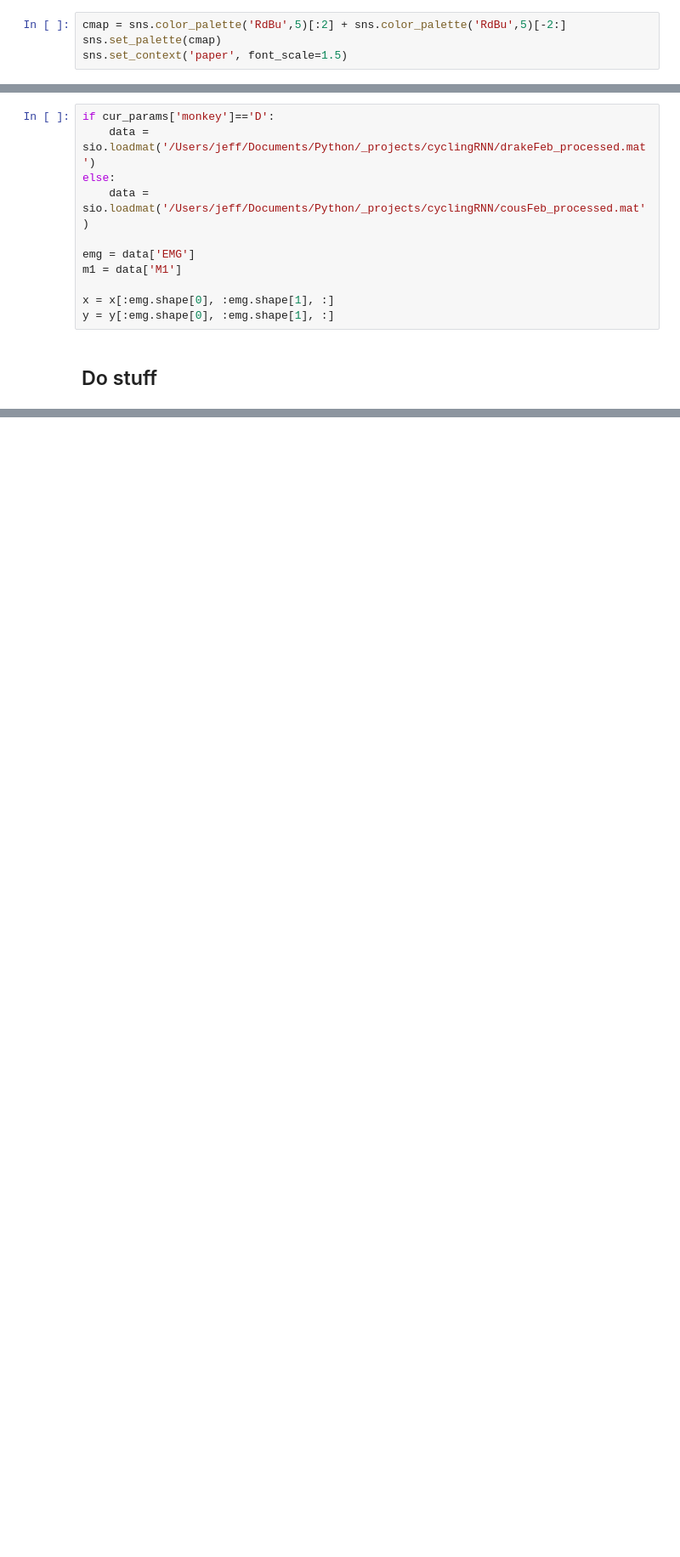
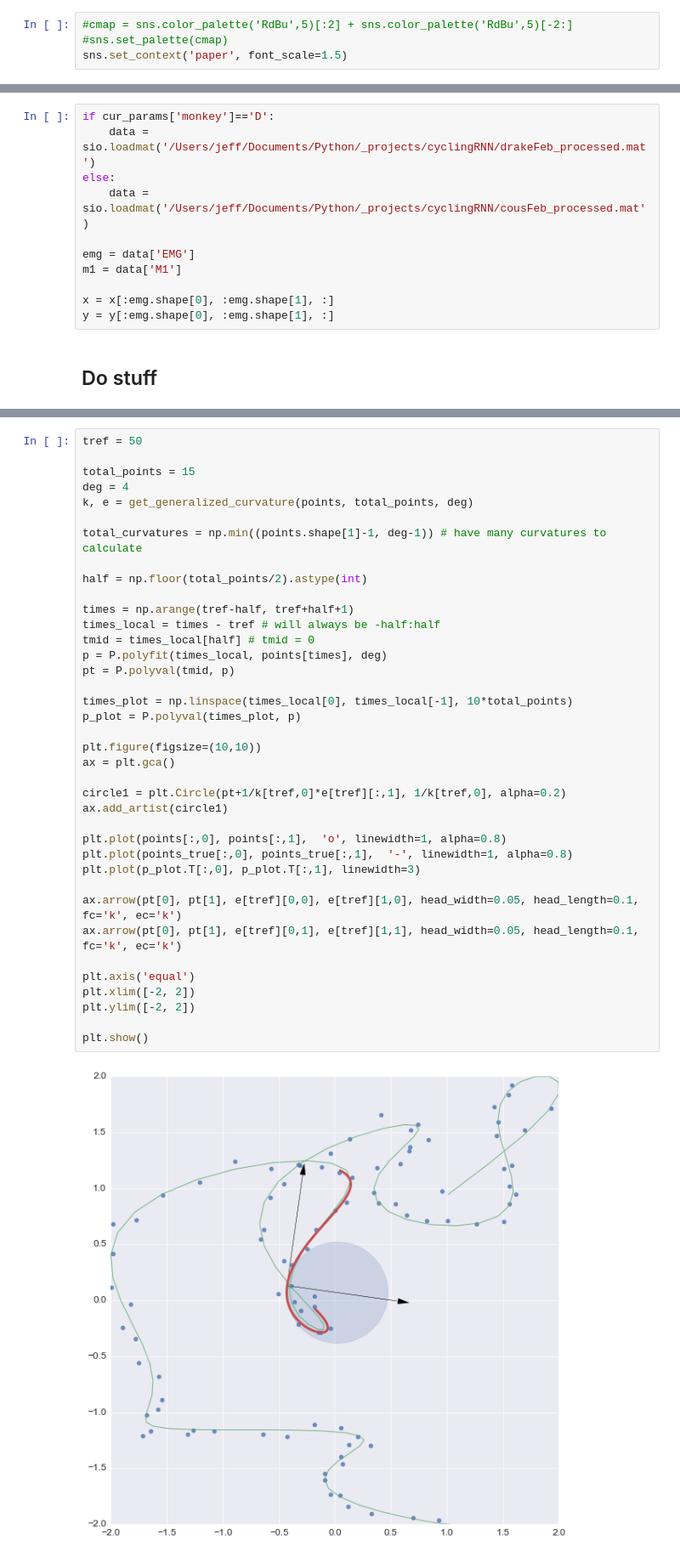
Before and after one commit to jsseely/cyclingRNN, a Jupyter notebook: Tests.ipynb, the cells around one changed output, grey strips where cells are left out. Shown: that part at 85% size. Cells and saved outputs as stored; diff of their text form; blank space fills up the shorter version.

```diff
--- a/Tests.ipynb
+++ b/Tests.ipynb
@@ -26,8 +26,8 @@ from cycling_rnn import *
 # %% [markdown]
 ## Plot settings
 # %%
-cmap = sns.color_palette('RdBu',5)[:2] + sns.color_palette('RdBu',5)[-2:]
-sns.set_palette(cmap)
+#cmap = sns.color_palette('RdBu',5)[:2] + sns.color_palette('RdBu',5)[-2:]
+#sns.set_palette(cmap)
 sns.set_context('paper', font_scale=1.5)
 # %% [markdown]
 ## Load stuff
@@ -102,0 +157,40 @@ ParameterGrid(param_grid)[19]
+# %%
+tref = 50
+
+total_points = 15
+deg = 4
+k, e = get_generalized_curvature(points, total_points, deg)
+
+total_curvatures = np.min((points.shape[1]-1, deg-1)) # have many curvatures to calculate
+
+half = np.floor(total_points/2).astype(int)
+
+times = np.arange(tref-half, tref+half+1)
+times_local = times - tref # will always be -half:half
+tmid = times_local[half] # tmid = 0
+p = P.polyfit(times_local, points[times], deg)
+pt = P.polyval(tmid, p)
+
+times_plot = np.linspace(times_local[0], times_local[-1], 10*total_points)
+p_plot = P.polyval(times_plot, p)
+
+plt.figure(figsize=(10,10))
+ax = plt.gca()
+
+circle1 = plt.Circle(pt+1/k[tref,0]*e[tref][:,1], 1/k[tref,0], alpha=0.2)
+ax.add_artist(circle1)
+
+plt.plot(points[:,0], points[:,1],  'o', linewidth=1, alpha=0.8)
+plt.plot(points_true[:,0], points_true[:,1],  '-', linewidth=1, alpha=0.8)
+plt.plot(p_plot.T[:,0], p_plot.T[:,1], linewidth=3)
+
+ax.arrow(pt[0], pt[1], e[tref][0,0], e[tref][1,0], head_width=0.05, head_length=0.1, fc='k', ec='k')
+ax.arrow(pt[0], pt[1], e[tref][0,1], e[tref][1,1], head_width=0.05, head_length=0.1, fc='k', ec='k')
+
+plt.axis('equal')
+plt.xlim([-2, 2])
+plt.ylim([-2, 2])
+
+plt.show()
+# %% [output]
+[figure, added]
```
Also changed, not shown: parts of 27 cells of this notebook, 7 other files.
